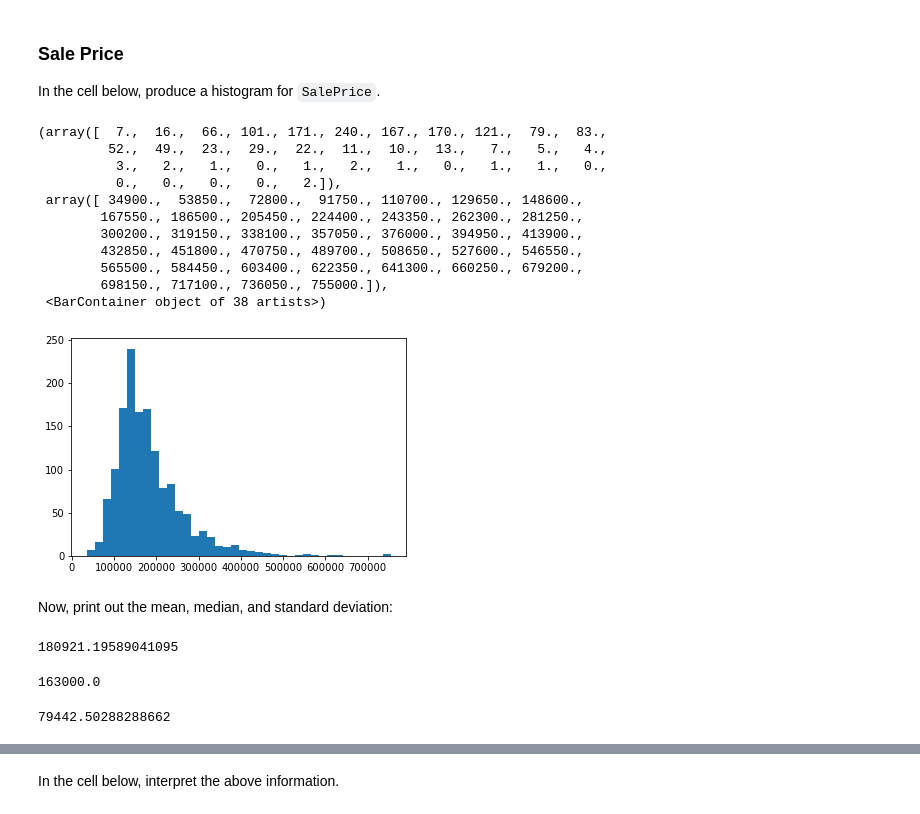
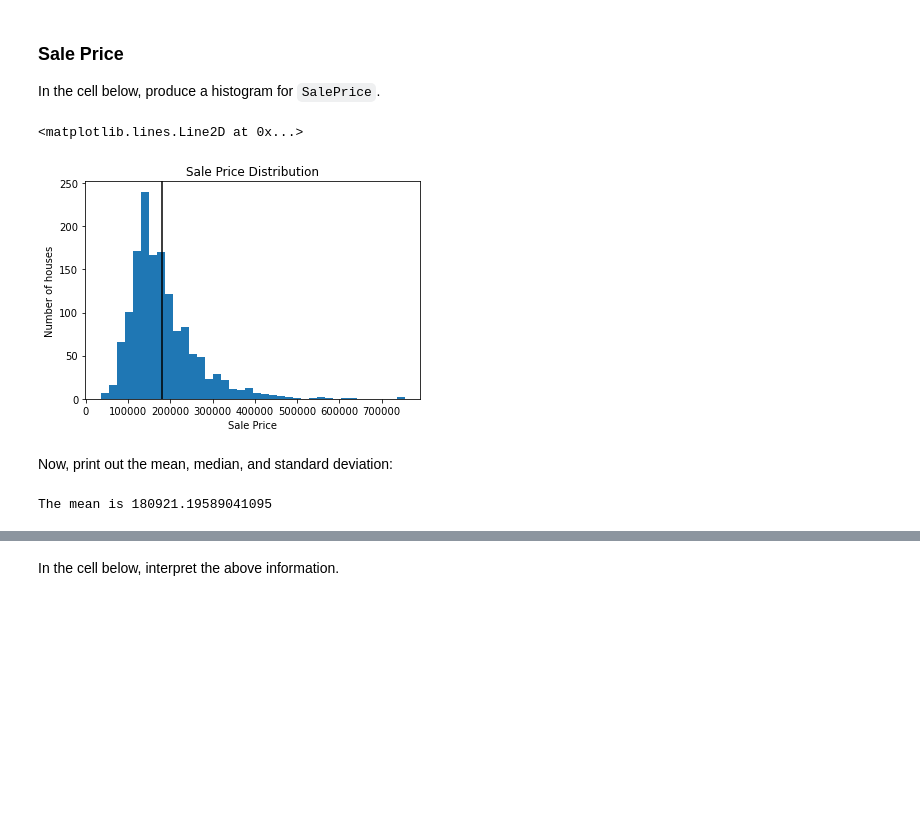
Before and after one commit to QiCai1995/dsc-pandas-eda-lab, a Jupyter notebook: index.ipynb, the cells around one changed output, grey strips where cells are left out. Saved outputs shown, nothing was run; the diff lists cells and outputs as text; code cells hidden in the pictures; blank space fills up the shorter version.

```diff
--- a/index.ipynb
+++ b/index.ipynb
@@ -162,33 +172,20 @@ Each histogram should have appropriate title and axes labels, as well as a black
 ### Sale Price
 
 In the cell below, produce a histogram for `SalePrice`.
-# %%
-fig, ax = plt.subplots()
-ax.hist(df['SalePrice'], bins=38)
-# %% [output]
-(array([  7.,  16.,  66., 101., 171., 240., 167., 170., 121.,  79.,  83.,
-         52.,  49.,  23.,  29.,  22.,  11.,  10.,  13.,   7.,   5.,   4.,
-          3.,   2.,   1.,   0.,   1.,   2.,   1.,   0.,   1.,   1.,   0.,
-          0.,   0.,   0.,   0.,   2.]),
- array([ 34900.,  53850.,  72800.,  91750., 110700., 129650., 148600.,
-        167550., 186500., 205450., 224400., 243350., 262300., 281250.,
-        300200., 319150., 338100., 357050., 376000., 394950., 413900.,
-        432850., 451800., 470750., 489700., 508650., 527600., 546550.,
-        565500., 584450., 603400., 622350., 641300., 660250., 679200.,
-        698150., 717100., 736050., 755000.]),
- <BarContainer object of 38 artists>)
-[figure, removed]
+# %%
+mean = df['SalePrice'].mean()
+fig, ax = plt.subplots()
+ax.hist(x='SalePrice', data = df, bins = 38)
+ax.set_xlabel('Sale Price')
+ax.set_ylabel('Number of houses')
+ax.set_title('Sale Price Distribution')
+ax.axvline(mean, color = "black")
+# %% [output]
+<matplotlib.lines.Line2D at 0x...>
+[figure, added]
 # %% [markdown]
 Now, print out the mean, median, and standard deviation:
-# %%
-df['SalePrice'].mean()
-# %% [output]
-180921.19589041095
-# %%
-df['SalePrice'].median()
-# %% [output]
-163000.0
-# %%
-df['SalePrice'].std()
-# %% [output]
-79442.50288288662
+# %%
+print ("The mean is", df['SalePrice'].mean())
+# %% [output]
+The mean is 180921.19589041095
```
Also changed, not shown: parts of 42 cells of this notebook.
